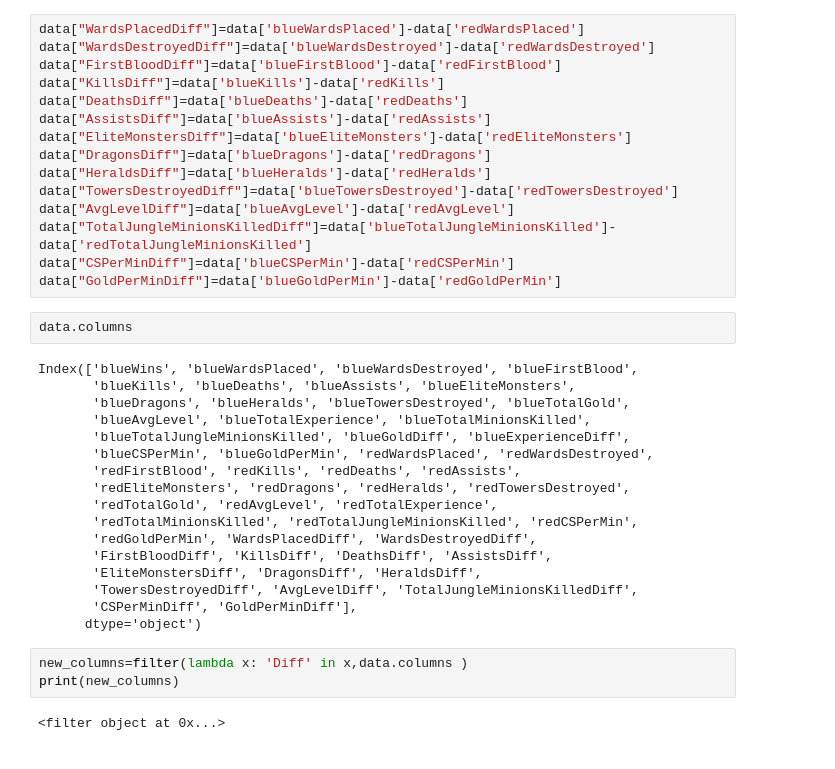
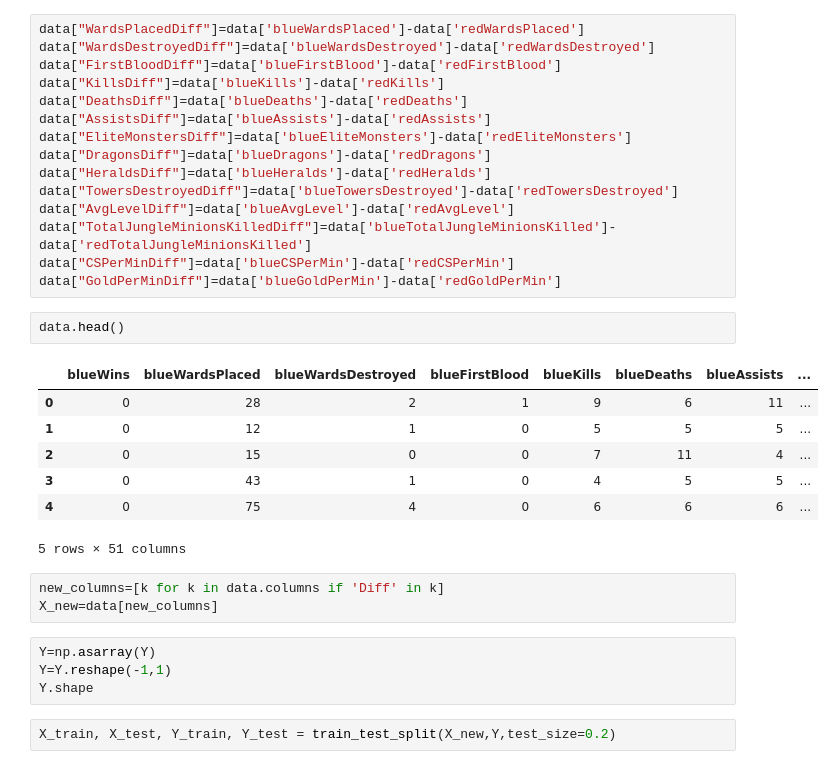
Before and after one commit to pawlishon/Python_projects, a Jupyter notebook: LOL_ranked_games_classification.ipynb, the cells around one changed output. Drawn from its saved outputs; the diff is of its cells as text.

```diff
--- a/LOL_ranked_games_classification.ipynb
+++ b/LOL_ranked_games_classification.ipynb
@@ -206,26 +204,21 @@ data["TotalJungleMinionsKilledDiff"]=data['blueTotalJungleMinionsKilled']-data['
 data["CSPerMinDiff"]=data['blueCSPerMin']-data['redCSPerMin']
 data["GoldPerMinDiff"]=data['blueGoldPerMin']-data['redGoldPerMin']
 # %%
-data.columns
+data.head()
 # %% [output]
+|  | blueWins | blueWardsPlaced | blueWardsDestroyed | blueFirstBlood | blueKills | blueDeaths | blueAssists | ... |
+| 0 | 0 | 28 | 2 | 1 | 9 | 6 | 11 | ... |
+| 1 | 0 | 12 | 1 | 0 | 5 | 5 | 5 | ... |
+| 2 | 0 | 15 | 0 | 0 | 7 | 11 | 4 | ... |
+| 3 | 0 | 43 | 1 | 0 | 4 | 5 | 5 | ... |
+| 4 | 0 | 75 | 4 | 0 | 6 | 6 | 6 | ... |
-Index(['blueWins', 'blueWardsPlaced', 'blueWardsDestroyed', 'blueFirstBlood',
-       'blueKills', 'blueDeaths', 'blueAssists', 'blueEliteMonsters',
-       'blueDragons', 'blueHeralds', 'blueTowersDestroyed', 'blueTotalGold',
-       'blueAvgLevel', 'blueTotalExperience', 'blueTotalMinionsKilled',
-       'blueTotalJungleMinionsKilled', 'blueGoldDiff', 'blueExperienceDiff',
-       'blueCSPerMin', 'blueGoldPerMin', 'redWardsPlaced', 'redWardsDestroyed',
-       'redFirstBlood', 'redKills', 'redDeaths', 'redAssists',
-       'redEliteMonsters', 'redDragons', 'redHeralds', 'redTowersDestroyed',
-       'redTotalGold', 'redAvgLevel', 'redTotalExperience',
-       'redTotalMinionsKilled', 'redTotalJungleMinionsKilled', 'redCSPerMin',
-       'redGoldPerMin', 'WardsPlacedDiff', 'WardsDestroyedDiff',
-       'FirstBloodDiff', 'KillsDiff', 'DeathsDiff', 'AssistsDiff',
-       'EliteMonstersDiff', 'DragonsDiff', 'HeraldsDiff',
-       'TowersDestroyedDiff', 'AvgLevelDiff', 'TotalJungleMinionsKilledDiff',
-       'CSPerMinDiff', 'GoldPerMinDiff'],
-      dtype='object')
+5 rows × 51 columns
-# %%
-new_columns=filter(lambda x: 'Diff' in x,data.columns )
-print(new_columns)
-# %% [output]
-<filter object at 0x...>
+# %%
+new_columns=[k for k in data.columns if 'Diff' in k]
+X_new=data[new_columns]
+# %%
+Y=np.asarray(Y)
+Y=Y.reshape(-1,1)
+Y.shape
+# %%
+X_train, X_test, Y_train, Y_test = train_test_split(X_new,Y,test_size=0.2)
```
Also changed, not shown: parts of 8 cells of this notebook.
